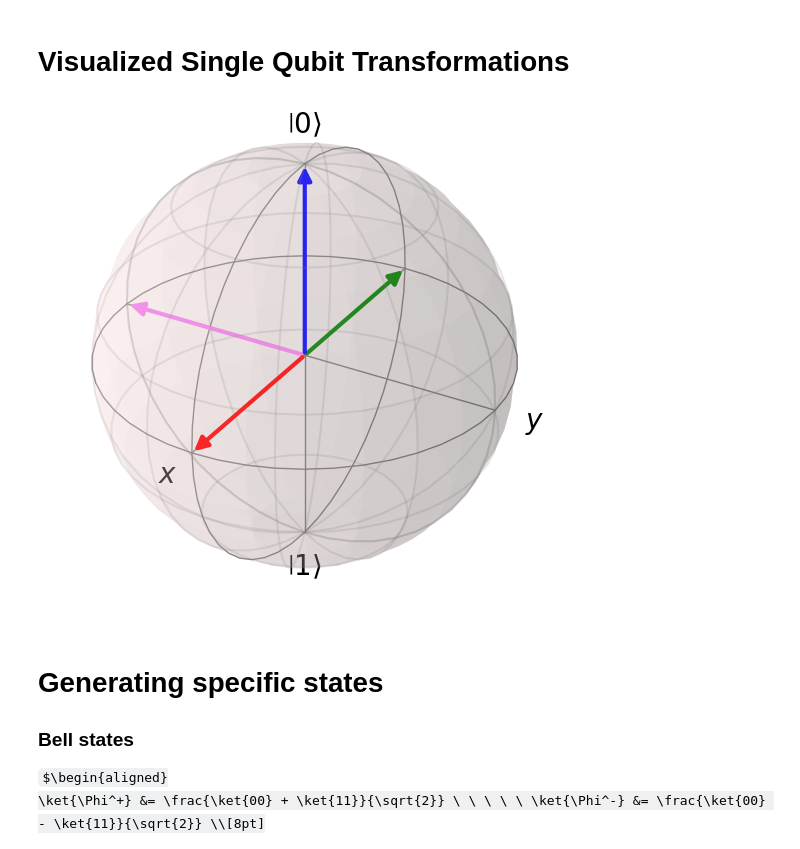
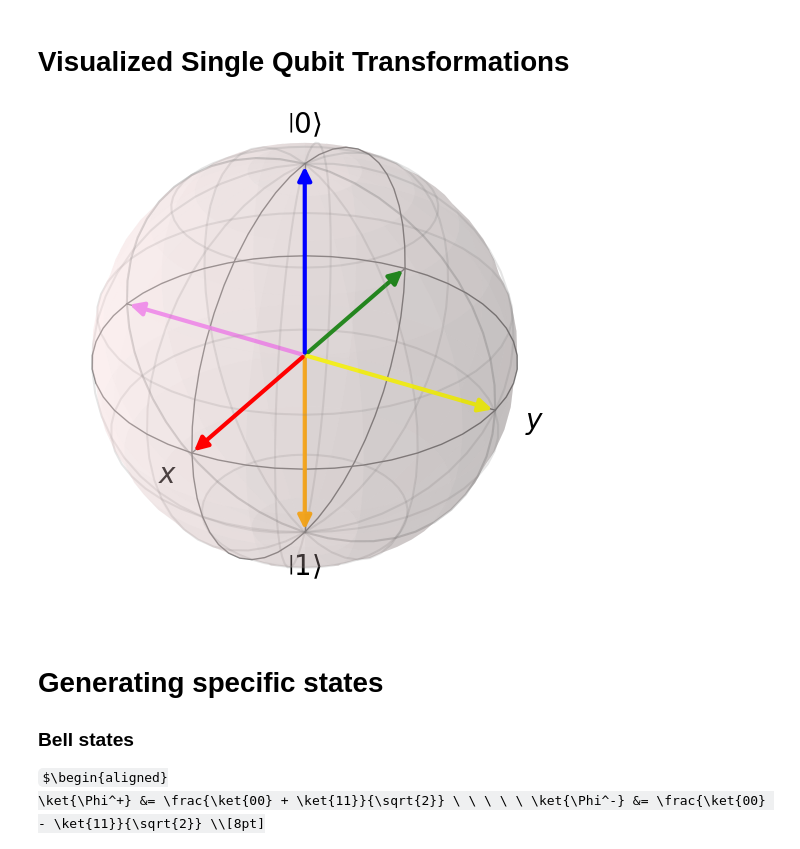
Before and after one commit to Vladulay/quantum-computer-simulation, a Jupyter notebook: tutorial.ipynb, the cells around one changed output. Cells and saved outputs as stored; diff of their text form; code cells hidden in the pictures; some formulas as TeX source.

```diff
--- a/tutorial.ipynb
+++ b/tutorial.ipynb
@@ -17,34 +17,41 @@ assure_normalization = True
 
 # create plot
 bloch_sphere = qt.Bloch()
 
 if assure_normalization:
     state = go.normalization_check(state)
 
 # SEQUENCE
 go.plot_bloch_state(state, bloch_sphere, "blue")
 
 state = go.gate_operation(state, go.H())
 
 go.plot_bloch_state(state, bloch_sphere, "red")
 
 state = go.gate_operation(state, go.R_z(np.pi/2))
 state = go.gate_operation(state, go.R_x(np.pi))
 
 go.plot_bloch_state(state, bloch_sphere, "violet")
 
 state = go.gate_operation(state, go.R_x(np.pi/2))
 state = go.gate_operation(state, go.R_y(np.pi/2))
 
 go.plot_bloch_state(state, bloch_sphere, "green")
 
+state = go.gate_operation(state, go.R_z(-np.pi/2))
+
+go.plot_bloch_state(state, bloch_sphere, "yellow")
+
+state = go.gate_operation(state, go.R(np.array([1,0,0]),-np.pi/2))
+
+go.plot_bloch_state(state, bloch_sphere, "orange")
 
 
 
 
 bloch_sphere.show()
 # %% [output]
-[figure, old version]
+[figure, new version]
 # %% [markdown]
 # Generating specific states
 
```
Also changed, not shown: parts of 3 cells of this notebook, 1 other file.
